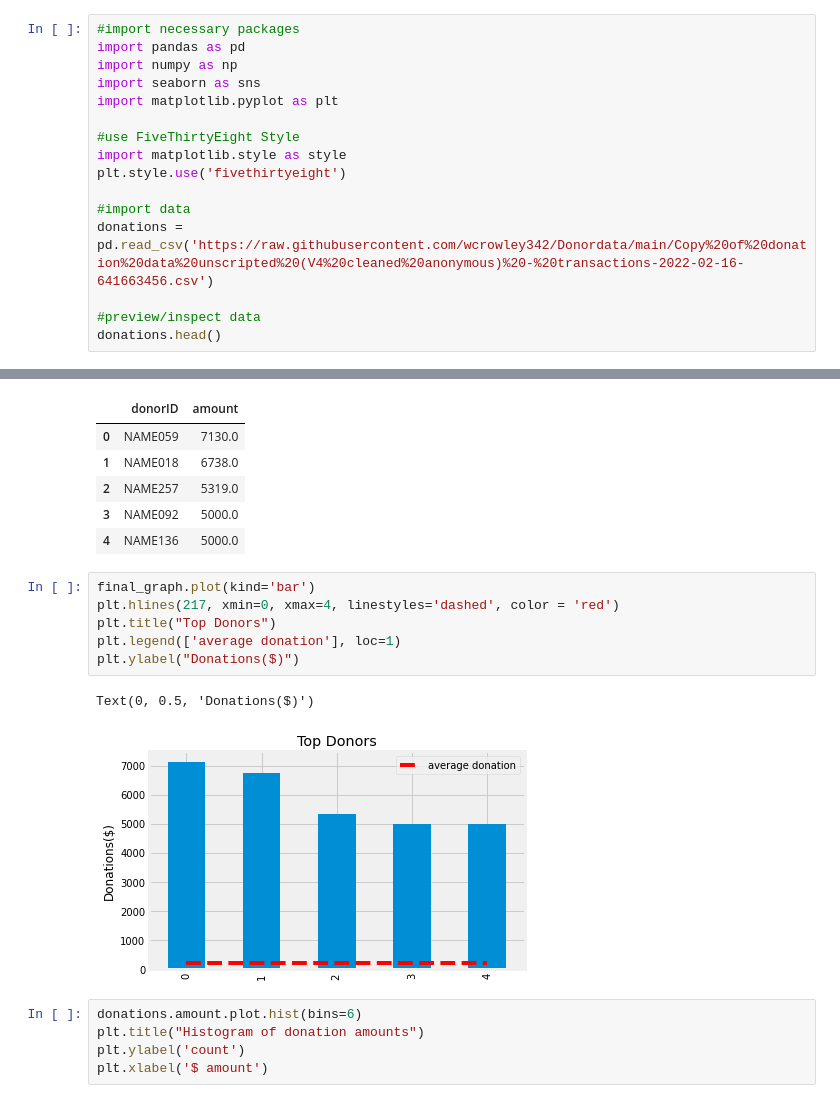
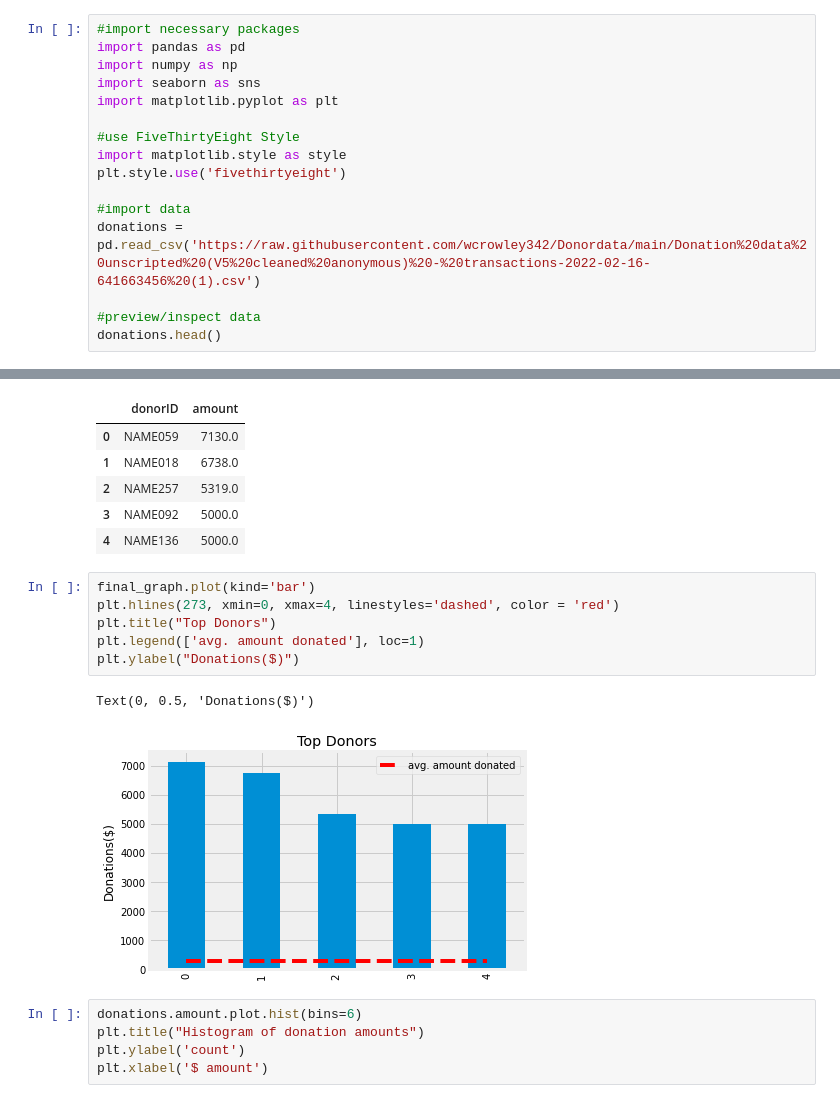
Before and after one commit to wcrowley342/Donordata, a Jupyter notebook: Donation_Data_Analysis.ipynb, the cells around one changed output, grey strips where cells are left out. Cells and saved outputs as stored; diff of their text form.

```diff
--- a/Donation_Data_Analysis.ipynb
+++ b/Donation_Data_Analysis.ipynb
@@ -16,7 +16,7 @@ import matplotlib.style as style
 plt.style.use('fivethirtyeight')
 
 #import data
-donations = pd.read_csv('https://raw.githubusercontent.com/wcrowley342/Donordata/main/Copy%20of%20donation%20data%20unscripted%20(V4%20cleaned%20anonymous)%20-%20transactions-2022-02-16-641663456.csv')
+donations = pd.read_csv('https://raw.githubusercontent.com/wcrowley342/Donordata/main/Donation%20data%20unscripted%20(V5%20cleaned%20anonymous)%20-%20transactions-2022-02-16-641663456%20(1).csv')
 
 #preview/inspect data
 donations.head()
@@ -332,13 +332,13 @@ final_graph
 | 4 | NAME136 | 5000.0 |
 # %%
 final_graph.plot(kind='bar')
-plt.hlines(217, xmin=0, xmax=4, linestyles='dashed', color = 'red')
+plt.hlines(273, xmin=0, xmax=4, linestyles='dashed', color = 'red')
 plt.title("Top Donors")
-plt.legend(['average donation'], loc=1)
+plt.legend(['avg. amount donated'], loc=1)
 plt.ylabel("Donations($)")
 # %% [output]
 Text(0, 0.5, 'Donations($)')
-[figure, old version]
+[figure, new version]
 # %%
 donations.amount.plot.hist(bins=6)
 plt.title("Histogram of donation amounts")
```
Also changed, not shown: parts of 12 cells of this notebook.
